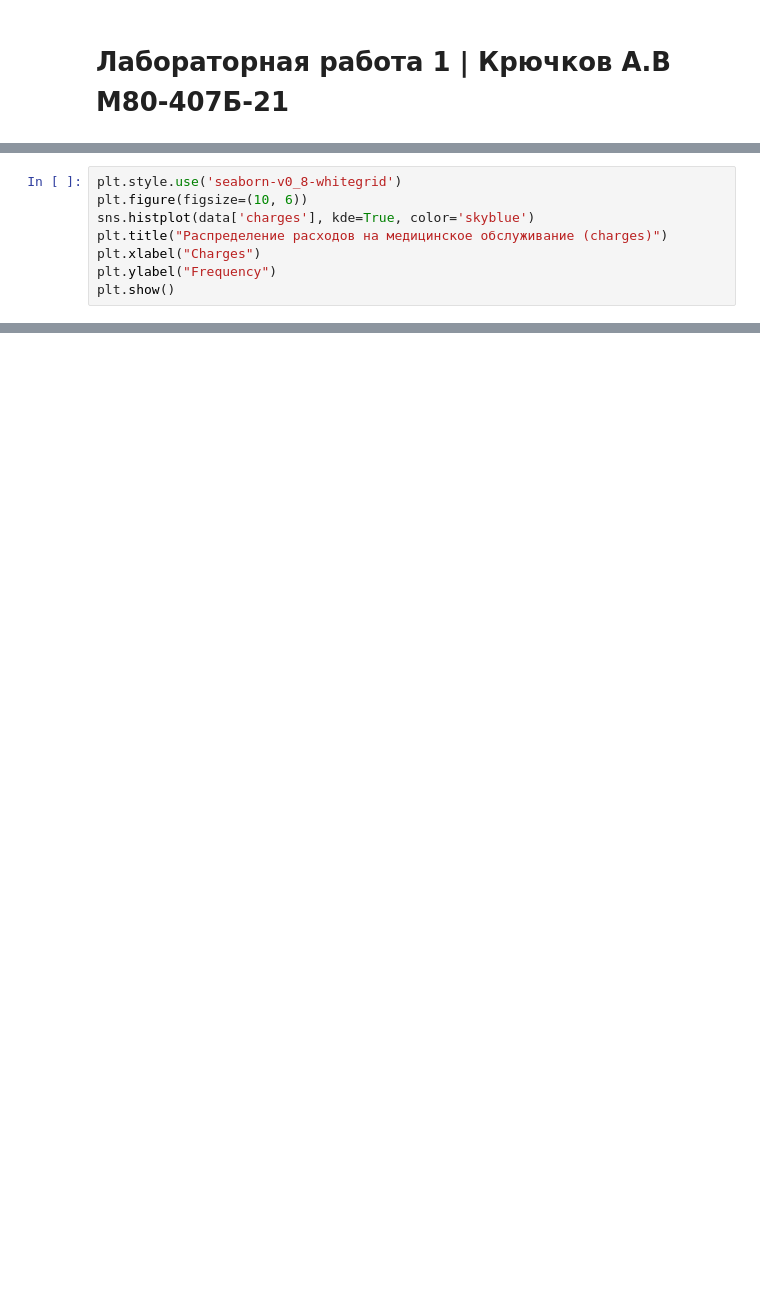
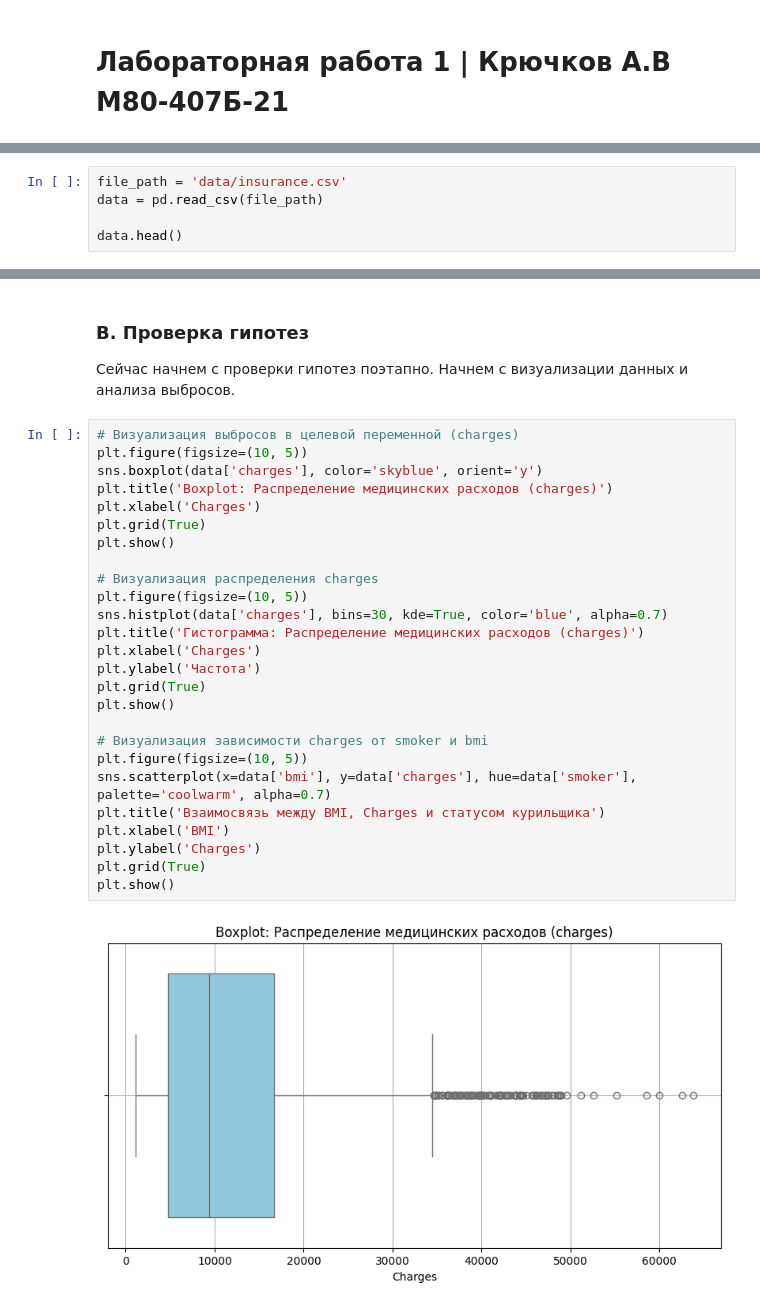
Before and after one commit to crewch/ml, a Jupyter notebook: lab1.ipynb, the cells around one changed output, grey strips where cells are left out. Cells and saved outputs as stored; diff of their text form; blank space fills up the shorter version.

```diff
--- a/lab1.ipynb
+++ b/lab1.ipynb
@@ -143,8 +2,0 @@ R²: 0.87
-# %%
-plt.style.use('seaborn-v0_8-whitegrid')
-plt.figure(figsize=(10, 6))
-sns.histplot(data['charges'], kde=True, color='skyblue')
-plt.title("Распределение расходов на медицинское обслуживание (charges)")
-plt.xlabel("Charges")
-plt.ylabel("Frequency")
-plt.show()
@@ -463,0 +49,5 @@ print(f"4. F1-score: {f1:.2%} – гармоническое среднее ме
+# %%
+file_path = 'data/insurance.csv'
+data = pd.read_csv(file_path)
+
+data.head()
@@ -463,0 +151,32 @@ print(f"4. F1-score: {f1:.2%} – гармоническое среднее ме
+# %% [markdown]
+### B. Проверка гипотез
+
+Сейчас начнем с проверки гипотез поэтапно. Начнем с визуализации данных и анализа выбросов.
+# %%
+# Визуализация выбросов в целевой переменной (charges)
+plt.figure(figsize=(10, 5))
+sns.boxplot(data['charges'], color='skyblue', orient='y')
+plt.title('Boxplot: Распределение медицинских расходов (charges)')
+plt.xlabel('Charges')
+plt.grid(True)
+plt.show()
+
+# Визуализация распределения charges
+plt.figure(figsize=(10, 5))
+sns.histplot(data['charges'], bins=30, kde=True, color='blue', alpha=0.7)
+plt.title('Гистограмма: Распределение медицинских расходов (charges)')
+plt.xlabel('Charges')
+plt.ylabel('Частота')
+plt.grid(True)
+plt.show()
+
+# Визуализация зависимости charges от smoker и bmi
+plt.figure(figsize=(10, 5))
+sns.scatterplot(x=data['bmi'], y=data['charges'], hue=data['smoker'], palette='coolwarm', alpha=0.7)
+plt.title('Взаимосвязь между BMI, Charges и статусом курильщика')
+plt.xlabel('BMI')
+plt.ylabel('Charges')
+plt.grid(True)
+plt.show()
+# %% [output]
+[figure, added]
```
Also changed, not shown: parts of 90 cells of this notebook, 3 other files.
